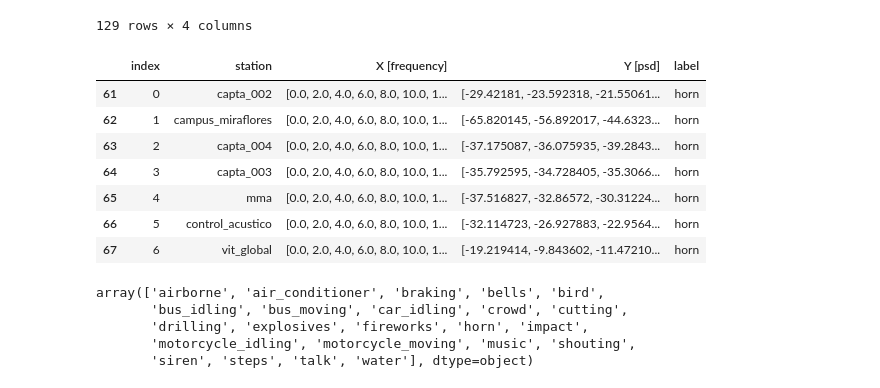
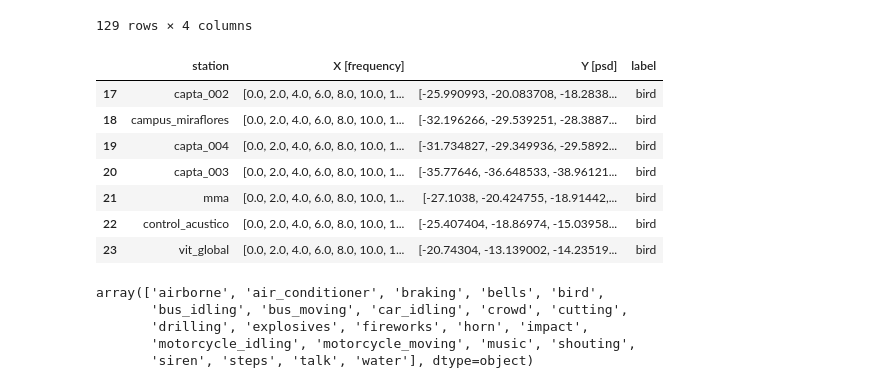
Before and after one commit to JoaquinRMorales/fusa_noise, a Jupyter notebook: Experiments.ipynb, the cells around one changed output. Cells and saved outputs as stored; diff of their text form; code cells hidden in the pictures.

```diff
--- a/Experiments.ipynb
+++ b/Experiments.ipynb
@@ -73,16 +73,16 @@ df
 | 128 | capta_004 | [0.0, 2.0, 4.0, 6.0, 8.0, 10.0, 1... | [-11.073891, -4.4165616, -4.02893... | water |
 129 rows × 4 columns
 # %%
-df.loc[df['label'] == 'horn']
+df.loc[df['label'] == 'bird']
 # %% [output]
-|  | index | station | X [frequency] | Y [psd] | label |
-| 61 | 0 | capta_002 | [0.0, 2.0, 4.0, 6.0, 8.0, 10.0, 1... | [-29.42181, -23.592318, -21.55061... | horn |
-| 62 | 1 | campus_miraflores | [0.0, 2.0, 4.0, 6.0, 8.0, 10.0, 1... | [-65.820145, -56.892017, -44.6323... | horn |
-| 63 | 2 | capta_004 | [0.0, 2.0, 4.0, 6.0, 8.0, 10.0, 1... | [-37.175087, -36.075935, -39.2843... | horn |
-| 64 | 3 | capta_003 | [0.0, 2.0, 4.0, 6.0, 8.0, 10.0, 1... | [-35.792595, -34.728405, -35.3066... | horn |
-| 65 | 4 | mma | [0.0, 2.0, 4.0, 6.0, 8.0, 10.0, 1... | [-37.516827, -32.86572, -30.31224... | horn |
-| 66 | 5 | control_acustico | [0.0, 2.0, 4.0, 6.0, 8.0, 10.0, 1... | [-32.114723, -26.927883, -22.9564... | horn |
-| 67 | 6 | vit_global | [0.0, 2.0, 4.0, 6.0, 8.0, 10.0, 1... | [-19.219414, -9.843602, -11.47210... | horn |
+|  | station | X [frequency] | Y [psd] | label |
+| 17 | capta_002 | [0.0, 2.0, 4.0, 6.0, 8.0, 10.0, 1... | [-25.990993, -20.083708, -18.2838... | bird |
+| 18 | campus_miraflores | [0.0, 2.0, 4.0, 6.0, 8.0, 10.0, 1... | [-32.196266, -29.539251, -28.3887... | bird |
+| 19 | capta_004 | [0.0, 2.0, 4.0, 6.0, 8.0, 10.0, 1... | [-31.734827, -29.349936, -29.5892... | bird |
+| 20 | capta_003 | [0.0, 2.0, 4.0, 6.0, 8.0, 10.0, 1... | [-35.77646, -36.648533, -38.96121... | bird |
+| 21 | mma | [0.0, 2.0, 4.0, 6.0, 8.0, 10.0, 1... | [-27.1038, -20.424755, -18.91442,... | bird |
+| 22 | control_acustico | [0.0, 2.0, 4.0, 6.0, 8.0, 10.0, 1... | [-25.407404, -18.86974, -15.03958... | bird |
+| 23 | vit_global | [0.0, 2.0, 4.0, 6.0, 8.0, 10.0, 1... | [-20.74304, -13.139002, -14.23519... | bird |
 # %%
 df['label'].unique()
 # %% [output]
```
Also changed, not shown: parts of 11 cells of this notebook, 3 other files.
